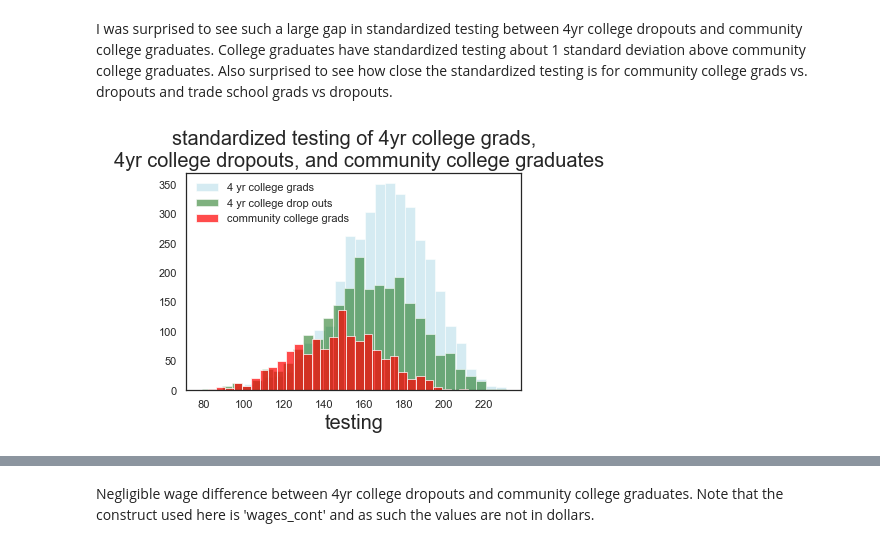
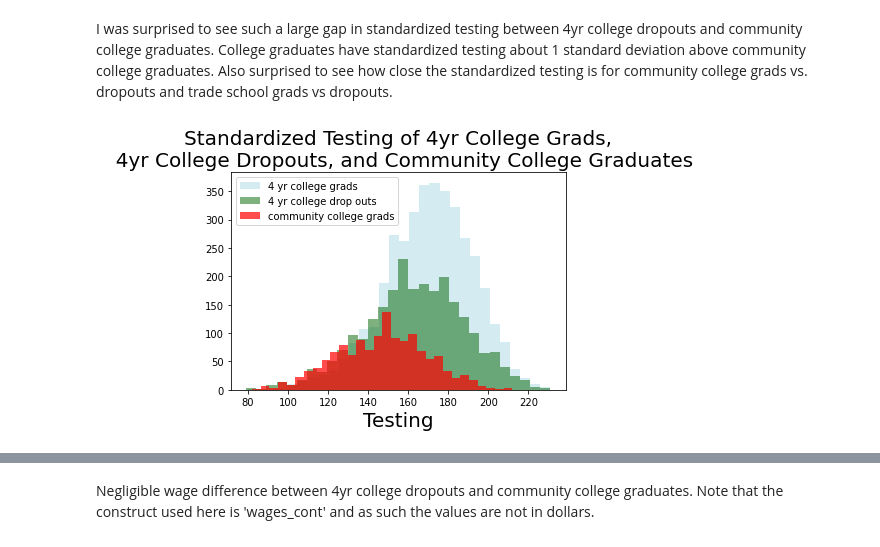
Before and after one commit to eonslemp/ML_assisted_college_advising, a Jupyter notebook: code/final_notebook.ipynb, the cells around one changed output, grey strips where cells are left out. Drawn from its saved outputs; the diff is of its cells as text; code cells hidden in the pictures.

```diff
--- a/code/final_notebook.ipynb
+++ b/code/final_notebook.ipynb
@@ -48,9 +48,9 @@ Link to the online codebook:  https://nces.ed.gov/OnlineCodebook/Session/Codeboo
 columns = ['BYHOMLIT','BYRISKFC','BYOCC30',
           'BYTXMSTD','BYTXRSTD','BYMATHSE','BYENGLSE','BYWRTNGA','BYHMWRK',
           'BYTVVIGM','BYWRKHRS', 'BYNSPORT','BYXTRACU','F1STEXP','F1OCC30',
-           'F1TXMSTD','F1HIMATH','F1PSEPLN','F1RGPP2','F1XTRACU','F1WRKHRS','F1TVVIGM','F1MATHSE',
-            'F1RHTUNP','F3EVRATT','F3PS1LVL','F3PSLCRED','F3PS2BA','F3ATTAINMENT',
-           'F3F1EDEXPFF','F3ERN2011']
+           'F1TXMSTD','F1HIMATH','F1PSEPLN','F1RGPP2','F1XTRACU','F1WRKHRS',
+           'F1TVVIGM','F1MATHSE','F1RHTUNP','F3EVRATT','F3PS1LVL','F3PSLCRED',
+           'F3PS2BA','F3ATTAINMENT','F3F1EDEXPFF','F3ERN2011']
 # %%
 df = pd.read_csv('../els_02_12_byf3pststu_v1_0.csv',
                  usecols = columns)
@@ -147,6 +150,6 @@ From here the analysis will be on a version the 'ps' category as i have defined
 # %% [markdown]
 reading in the data again to eliminate study defined NaN values
 # %%
-df = pd.read_csv('../els_02_12_byf3pststu_v1_0.csv',
+df_2 = pd.read_csv('../els_02_12_byf3pststu_v1_0.csv',
                  usecols = columns,
                  na_values = [-9,-8,-4, -7,-3, 97, 98, 99])
@@ -488,15 +481,15 @@ Also surprised to see how close the standardized testing is for community colleg
 # %%
 plt.hist(coll_y.testing, alpha=0.5, bins=30, color='lightblue')
 plt.hist(coll_n.testing, alpha=0.5, bins=30, color='darkgreen')
 plt.hist(comm_y.testing, alpha=.7, bins=30, color='red')
 
-plt.title('standardized testing of 4yr college grads,\n  4yr college dropouts, and community college graduates', size = 20)
-plt.xlabel('testing', size = 20 )
-#plt.savefig('testing2.png', bbox_inches='tight')
+plt.title('Standardized Testing of 4yr College Grads,\n  4yr College Dropouts, and Community College Graduates', size = 20)
+plt.xlabel('Testing', size = 20 )
+plt.savefig('testing2.png', bbox_inches='tight')
 plt.legend(['4 yr college grads', '4 yr college drop outs','community college grads'])
 plt.show()
 # %% [output]
-[figure, old version]
+[figure, new version]
 # %%
 print(f'mean wages for 4yr college graduates: {round(coll_y.wages_cont.mean())}')
 print(f'mean wages for 4yr college drop outs: {round(coll_n.wages_cont.mean())}')
```
Also changed, not shown: parts of 122 cells of this notebook, 20 other files.
